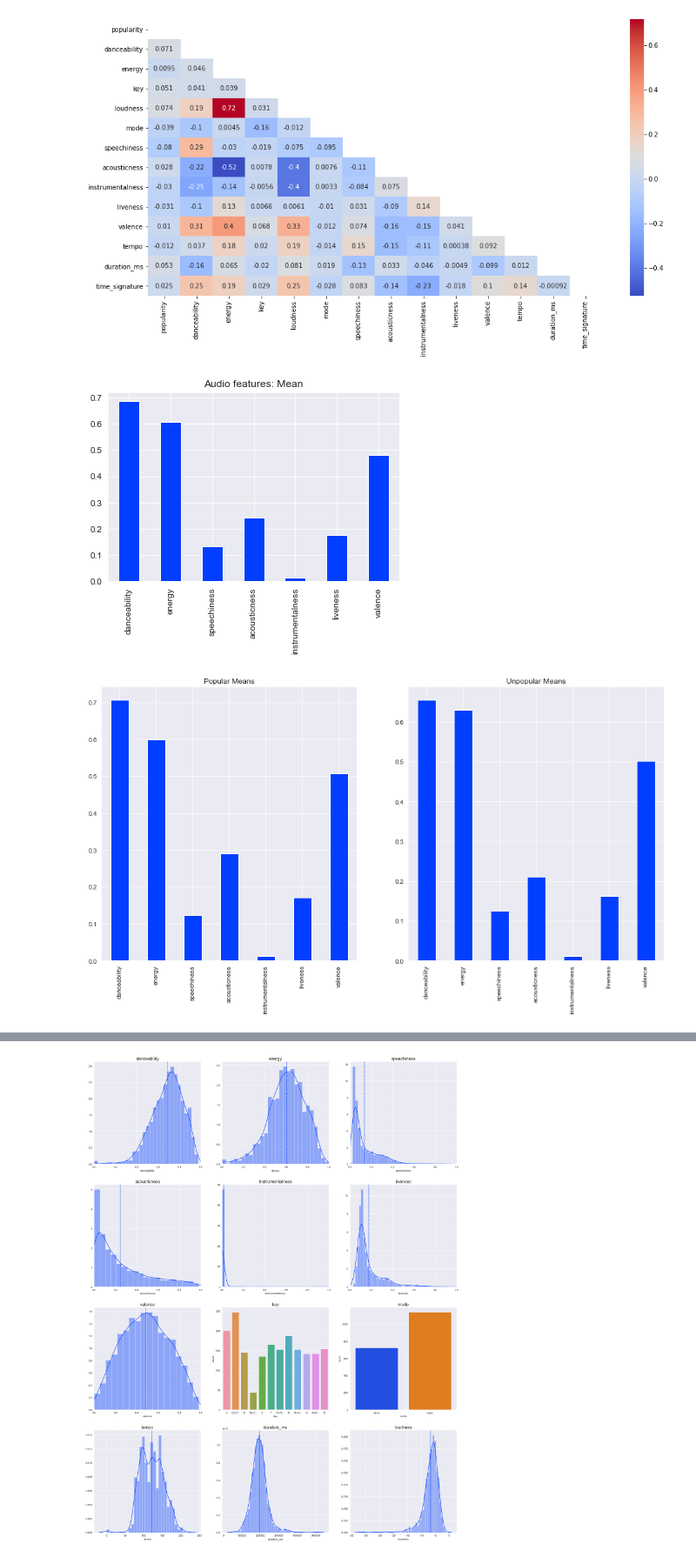
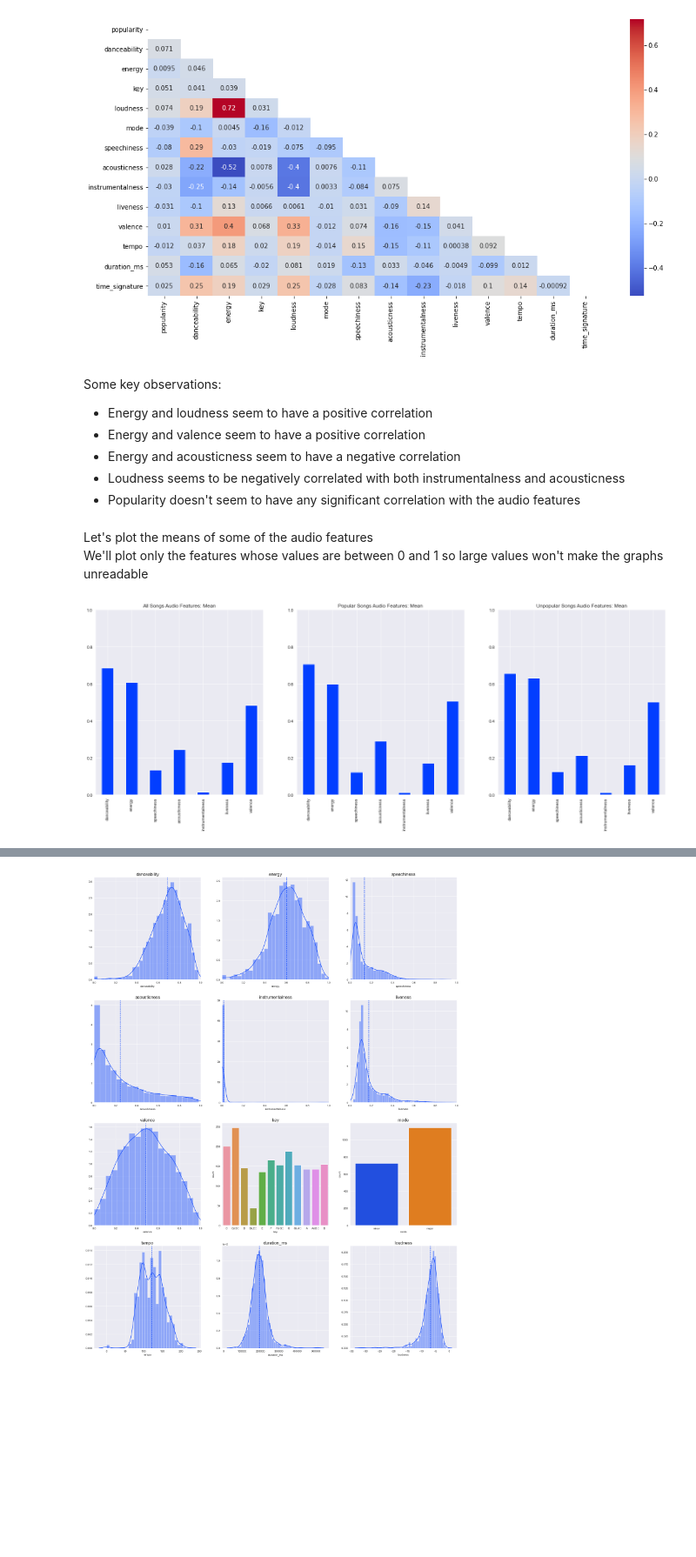
Before and after one commit to arnavthareja/music-analysis, a Jupyter notebook: spotify-analysis.ipynb, the cells around one changed output, grey strips where cells are left out. Shown at 87% size. Saved outputs shown, nothing was run; the diff lists cells and outputs as text; code cells hidden in the pictures; blank space fills up the shorter version.

```diff
--- a/spotify-analysis.ipynb
+++ b/spotify-analysis.ipynb
@@ -89,23 +100,34 @@ sns.heatmap(numeric.corr(), annot=True, cmap='coolwarm', mask=mask)
 plt.show()
 # %% [output]
 [figure]
-# %%
-sns.set_palette('bright')
-sns.set_style('darkgrid')
-
-small_vals.mean().plot.bar()
-plt.title('Audio features: Mean')
-plt.show()
-# %% [output]
-[figure, removed]
+# %% [markdown]
+Some key observations:
+
+- Energy and loudness seem to have a positive correlation
+- Energy and valence seem to have a positive correlation
+- Energy and acousticness seem to have a negative correlation
+- Loudness seems to be negatively correlated with both instrumentalness and acousticness
+- Popularity doesn't seem to have any significant correlation with the audio features
+# %% [markdown]
+Let's plot the means of some of the audio features
+We'll plot only the features whose values are between 0 and 1 so large values won't make the graphs unreadable
 # %%
-plt.figure(figsize=(16, 8))
-plt.subplot(1, 2, 1)
+sns.set_palette('bright')
+sns.set_style('darkgrid')
+
+plt.figure(figsize=(24, 8))
+plt.subplot(1, 3, 1)
+small_vals.mean().plot.bar()
+plt.title('All Songs Audio Features: Mean')
+plt.ylim(0, 1)
+plt.subplot(1, 3, 2)
 small_popular.mean().plot.bar()
-plt.title('Popular Means')
-plt.subplot(1, 2, 2)
+plt.title('Popular Songs Audio Features: Mean')
+plt.ylim(0, 1)
+plt.subplot(1, 3, 3)
 small_unpopular.mean().plot.bar()
-plt.title('Unpopular Means')
+plt.title('Unpopular Songs Audio Features: Mean')
+plt.ylim(0, 1)
 plt.show()
 # %% [output]
-[figure, old version]
+[figure, new version]
```
Also changed, not shown: parts of 9 cells of this notebook.
